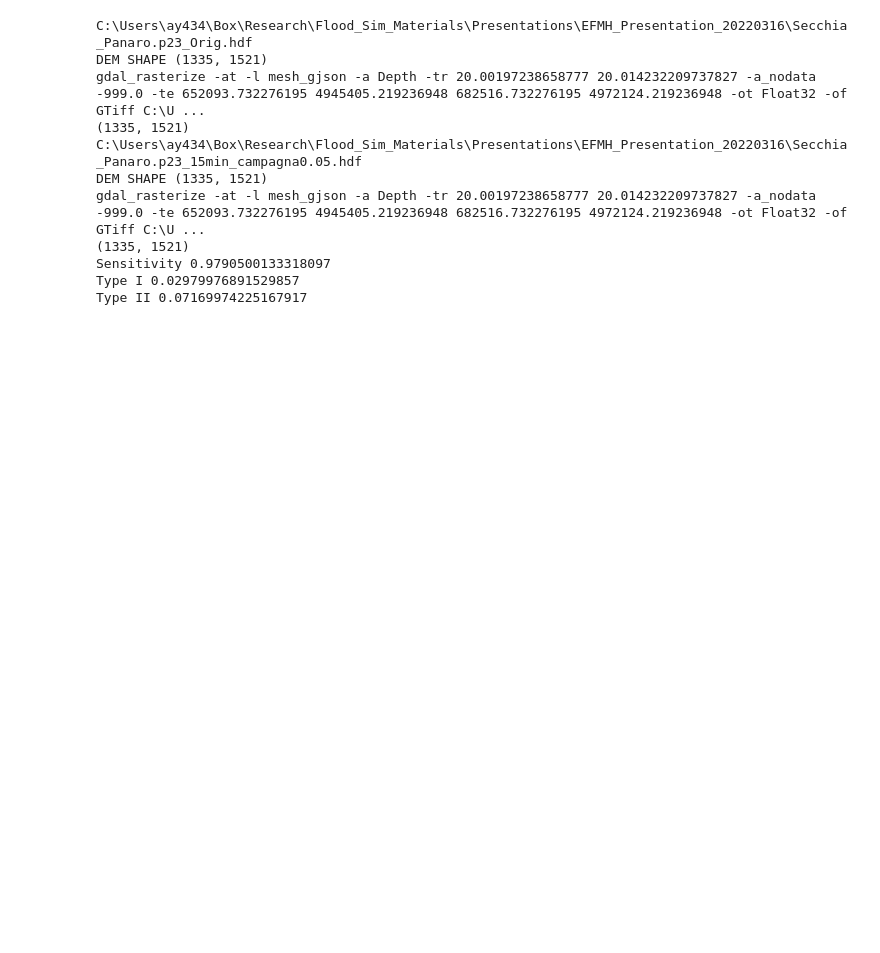
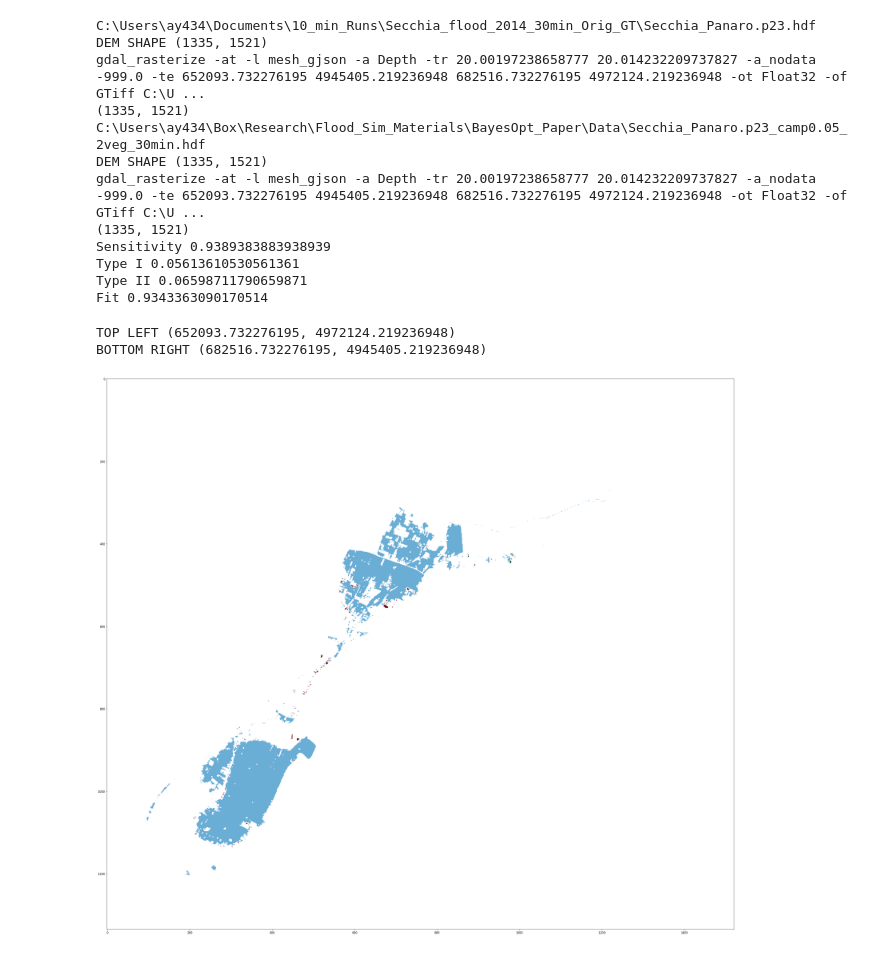
Before and after one commit to alex-l-young/rasopt, a Jupyter notebook: src/rasopt/Plotting/model_binary_comparison.ipynb, the cells around one changed output. Cells and saved outputs as stored; diff of their text form; code cells hidden in the pictures; blank space fills up the shorter version.

```diff
--- a/src/rasopt/Plotting/model_binary_comparison.ipynb
+++ b/src/rasopt/Plotting/model_binary_comparison.ipynb
@@ -58,22 +76,82 @@ sensitivity = utils.inun_sensitivity(gt_depths, sim_depths, depth_cut=0.01)
 typeI = utils.inun_error(gt_depths, sim_depths, 1, depth_cut=0.01)
 typeII = utils.inun_error(gt_depths, sim_depths, 2, depth_cut=0.01)
 
+# Fit.
+fit = utils.inun_fit(gt_depths, sim_depths, depth_cut=0.01)
+
 # Print results.
 print('Sensitivity', sensitivity)
 print('Type I', typeI)
 print('Type II', typeII)
+print('Fit', fit)
 # %% [output]
-C:\Users\ay434\Box\Research\Flood_Sim_Materials\Presentations\EFMH_Presentation_20220316\Secchia_Panaro.p23_Orig.hdf
+C:\Users\ay434\Documents\10_min_Runs\Secchia_flood_2014_30min_Orig_GT\Secchia_Panaro.p23.hdf
 DEM SHAPE (1335, 1521)
 gdal_rasterize -at -l mesh_gjson -a Depth -tr 20.00197238658777 20.014232209737827 -a_nodata -999.0 -te 652093.732276195 4945405.219236948 682516.732276195 4972124.219236948 -ot Float32 -of GTiff C:\U ...
 (1335, 1521)
-C:\Users\ay434\Box\Research\Flood_Sim_Materials\Presentations\EFMH_Presentation_20220316\Secchia_Panaro.p23_15min_campagna0.05.hdf
+C:\Users\ay434\Box\Research\Flood_Sim_Materials\BayesOpt_Paper\Data\Secchia_Panaro.p23_camp0.05_2veg_30min.hdf
 DEM SHAPE (1335, 1521)
 gdal_rasterize -at -l mesh_gjson -a Depth -tr 20.00197238658777 20.014232209737827 -a_nodata -999.0 -te 652093.732276195 4945405.219236948 682516.732276195 4972124.219236948 -ot Float32 -of GTiff C:\U ...
 (1335, 1521)
-Sensitivity 0.9790500133318097
-Type I 0.02979976891529857
-Type II 0.07169974225167917
+Sensitivity 0.9389383883938939
+Type I 0.05613610530561361
+Type II 0.06598711790659871
+Fit 0.9343363090170514
+# %%
+# Get top left and bottom right coordinates.
+with rasterio.open(r'C:\Users\ay434\Documents\rasopt\src\rasopt\Utilities\Geo_Files\mesh_raster_222.tif', 'r') as ds:
+    print('TOP LEFT', ds.transform * (0, 0))
+    print('BOTTOM RIGHT', ds.transform * (ds.width, ds.height))
+# %% [output]
+TOP LEFT (652093.732276195, 4972124.219236948)
+BOTTOM RIGHT (682516.732276195, 4945405.219236948)
+# %%
+# Plot the mismatch.
+out_path = r"C:\Users\ay434\Box\Research\Flood_Sim_Materials\BayesOpt_Paper\Data\1_veg"
+suffix = '1veg_camp005'
+gt_inun = gt_depths.copy()
+gt_inun[gt_inun >= 0.01] = 1
+gt_inun[gt_inun < 0.01] = 0
+gt_bool = np.array(gt_inun, dtype=bool)
+gt_inun[gt_inun == 0] = np.nan
+
+sim_inun = sim_depths.copy()
+sim_inun[sim_inun >= 0.01] = 1
+sim_inun[sim_inun < 0.01] = 0
+sim_bool = np.array(sim_inun, dtype=bool)
+sim_inun[sim_inun == 0] = np.nan
+
+gt_and_sim = np.logical_and(gt_bool, sim_bool).astype(float)
+gt_and_sim[gt_and_sim == 0] = np.nan
+savemat(os.path.join(out_path, f'gt_and_sim_{suffix}.mat'), {f'gt_and_sim': gt_and_sim})
+
+gt_and_notsim = np.logical_and(gt_bool, ~sim_bool).astype(float)
+gt_and_notsim[gt_and_notsim == 0] = np.nan
+savemat(os.path.join(out_path, f'gt_and_notsim_{suffix}.mat'), {f'gt_and_notsim': gt_and_notsim})
+
+notgt_and_sim = np.logical_and(~gt_bool, sim_bool).astype(float)
+notgt_and_sim[notgt_and_sim == 0] = np.nan
+savemat(os.path.join(out_path, f'notgt_and_sim_{suffix}.mat'), {f'notgt_and_sim': notgt_and_sim})
+
+gt_or_sim = np.logical_or(gt_bool, sim_bool).astype(float)
+gt_or_sim[gt_or_sim == 0] = np.nan
+savemat(os.path.join(out_path, f'gt_or_sim_{suffix}.mat'), {f'gt_or_sim': gt_or_sim})
+
+gt_xor_sim = np.logical_xor(gt_bool, sim_bool).astype(float)
+gt_xor_sim[gt_xor_sim == 0] = np.nan
+savemat(os.path.join(out_path, f'gt_xor_sim_{suffix}.mat'), {f'gt_xor_sim': gt_xor_sim})
+
+fig, ax = plt.subplots(figsize=(40,40))
+# ax.imshow(gt_inun, vmin=0, vmax=2)
+# ax.imshow(sim_inun, vmin=1, vmax=2)
+ax.imshow(gt_and_sim, cmap='Blues', vmin=0, vmax=2)
+ax.imshow(gt_and_notsim, cmap='Reds', vmin=0, vmax=1)
+ax.imshow(notgt_and_sim, cmap='Greens', vmin=0, vmax=1)
+parameters = {'axes.labelsize': 25,
+          'axes.titlesize': 35}
+plt.rcParams.update(parameters)
+# %% [output]
+[figure, added]
 # %%
 # Get the total number of timesteps.
 depths = utils.extract_depths(gt_plan_fp, depth_path, cell_coord_path)
```
Also changed, not shown: parts of 8 cells of this notebook, 8 other files.
